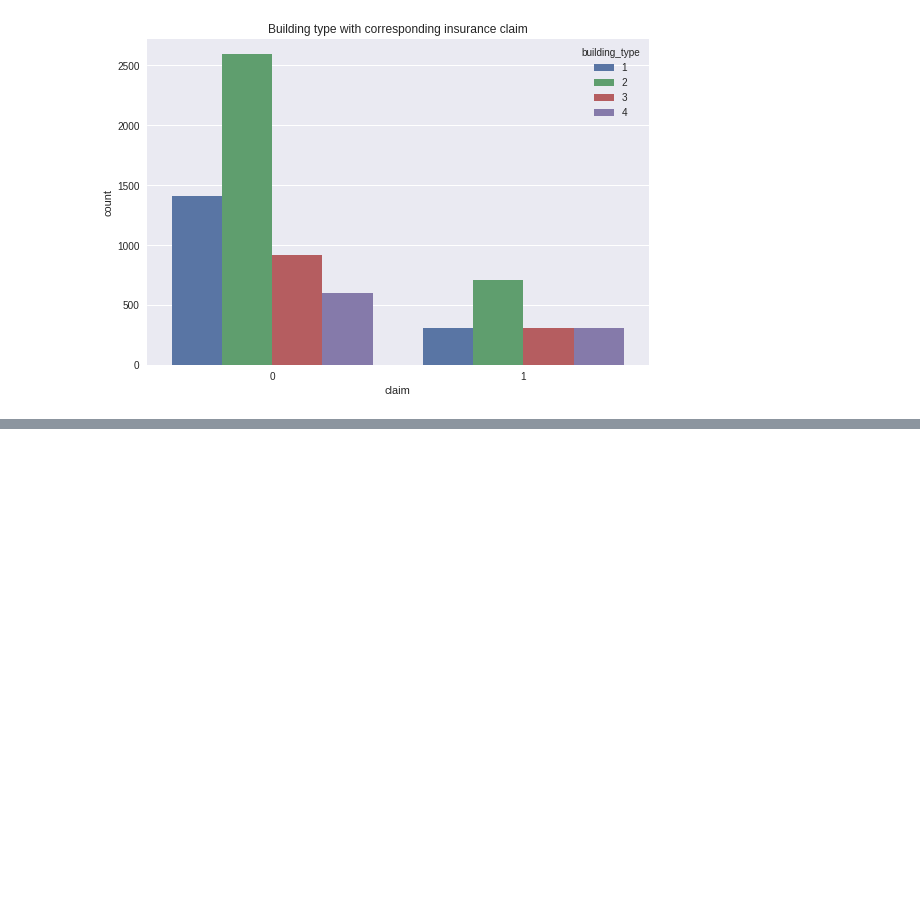
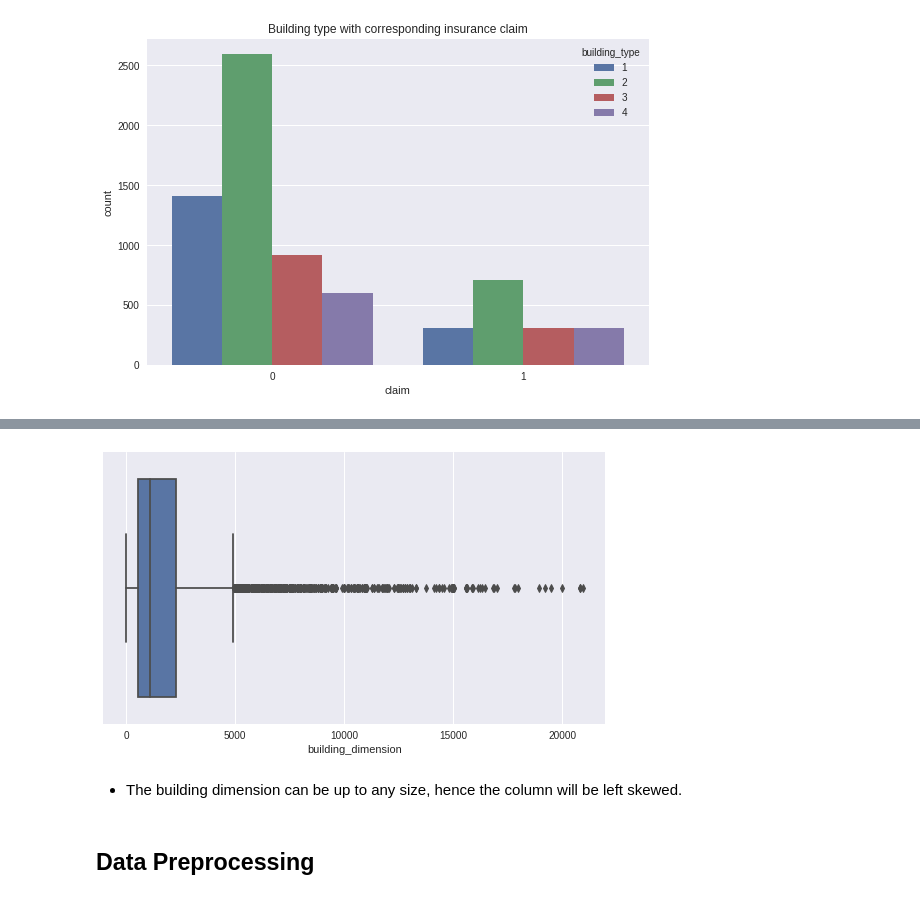
Before and after one commit to praistarr/Insurance-claim-prediction, a Jupyter notebook: Insurance_prediction.ipynb, the cells around one changed output, grey strips where cells are left out. Cells and saved outputs as stored; diff of their text form; code cells hidden in the pictures; blank space fills up the shorter version.

```diff
--- a/Insurance_prediction.ipynb
+++ b/Insurance_prediction.ipynb
@@ -200,0 +231,10 @@ train.head()
+# %%
+plt.figure(figsize = (9, 5))
+sns.boxplot(x = train['building_dimension'])
+plt.show()
+# %% [output]
+[figure, added]
+# %% [markdown]
+- The building dimension can be up to any size, hence the column will be left skewed.
+# %% [markdown]
+## Data Preprocessing
```
Also changed, not shown: parts of 37 cells of this notebook.
